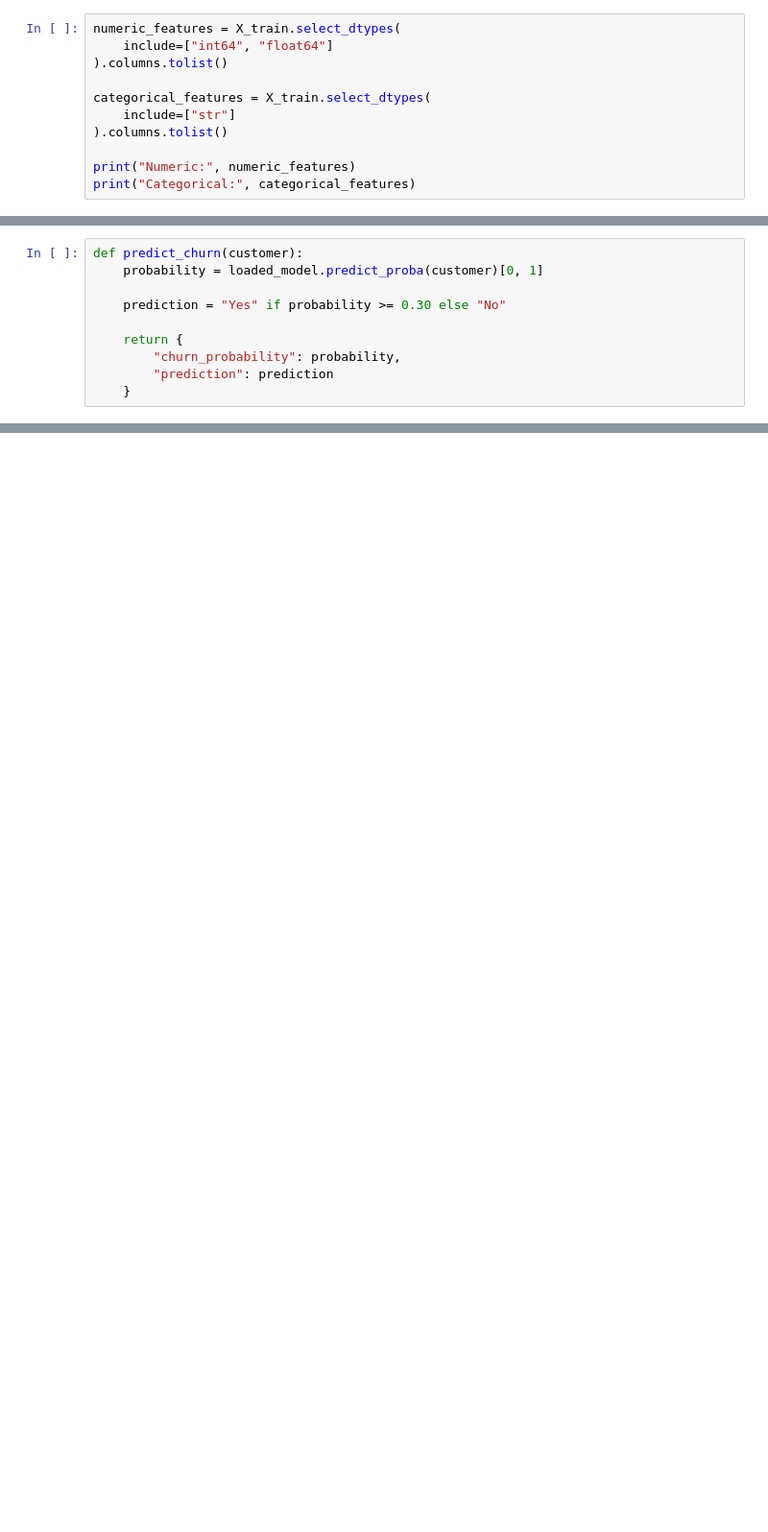
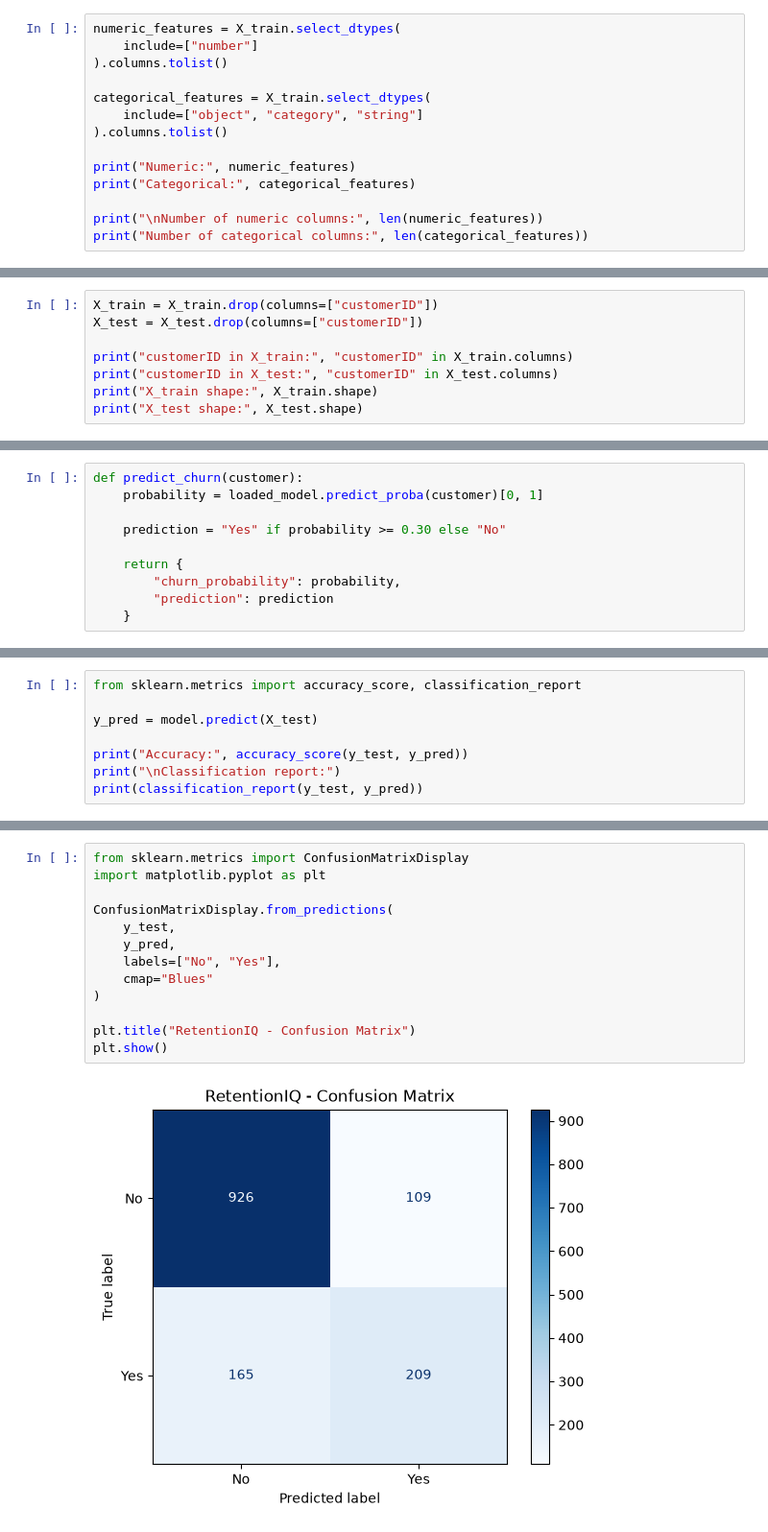
Before and after one commit to irhadTTT/RetentionIQ, a Jupyter notebook: notebooks/01_exploration.ipynb, the cells around one changed output, grey strips where cells are left out. Shown at 96% size. Saved outputs shown, nothing was run; the diff lists cells and outputs as text; blank space fills up the shorter version.

```diff
--- a/notebooks/01_exploration.ipynb
+++ b/notebooks/01_exploration.ipynb
@@ -433,12 +143,15 @@ X_train = X_train.drop("customerID", axis=1)
 X_test = X_test.drop("customerID", axis=1)
 # %%
 numeric_features = X_train.select_dtypes(
-    include=["int64", "float64"]
+    include=["number"]
 ).columns.tolist()
 
 categorical_features = X_train.select_dtypes(
-    include=["str"]
+    include=["object", "category", "string"]
 ).columns.tolist()
 
 print("Numeric:", numeric_features)
 print("Categorical:", categorical_features)
+
+print("\nNumber of numeric columns:", len(numeric_features))
+print("Number of categorical columns:", len(categorical_features))
@@ -448,3 +161,11 @@ Categorical: ['gender', 'Partner', 'Dependents', 'PhoneService', 'MultipleLines'
+# %%
+X_train = X_train.drop(columns=["customerID"])
+X_test = X_test.drop(columns=["customerID"])
+
+print("customerID in X_train:", "customerID" in X_train.columns)
+print("customerID in X_test:", "customerID" in X_test.columns)
+print("X_train shape:", X_train.shape)
+print("X_test shape:", X_test.shape)
 # %%
 from sklearn.preprocessing import OneHotEncoder, StandardScaler
 from sklearn.compose import ColumnTransformer
@@ -1111,0 +644,8 @@ joblib.dump(model, "churn_model.pkl")
+# %%
+from sklearn.metrics import accuracy_score, classification_report
+
+y_pred = model.predict(X_test)
+
+print("Accuracy:", accuracy_score(y_test, y_pred))
+print("\nClassification report:")
+print(classification_report(y_test, y_pred))
@@ -1111,0 +664,15 @@ joblib.dump(model, "churn_model.pkl")
+# %%
+from sklearn.metrics import ConfusionMatrixDisplay
+import matplotlib.pyplot as plt
+
+ConfusionMatrixDisplay.from_predictions(
+    y_test,
+    y_pred,
+    labels=["No", "Yes"],
+    cmap="Blues"
+)
+
+plt.title("RetentionIQ - Confusion Matrix")
+plt.show()
+# %% [output]
+[figure, added]
```
Also changed, not shown: parts of 113 cells of this notebook, 7 other files.
